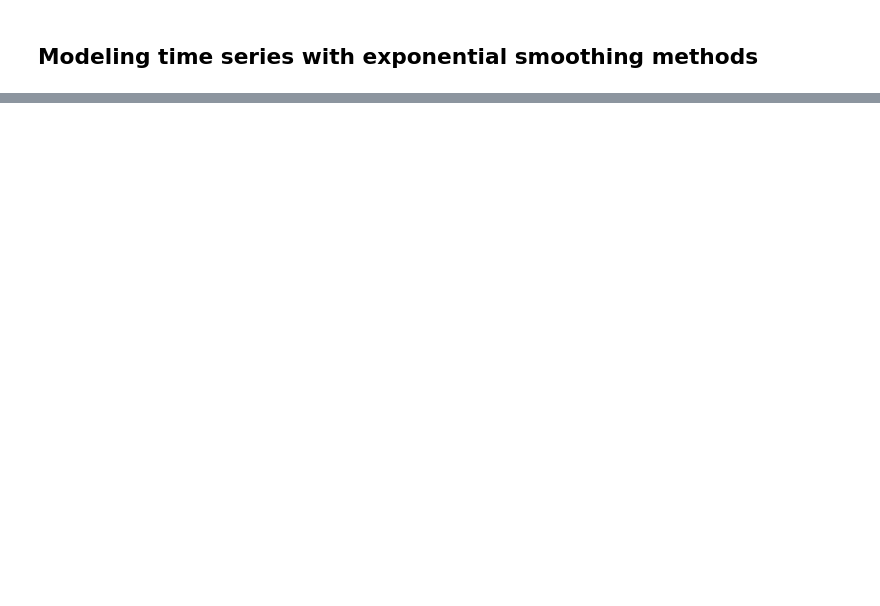
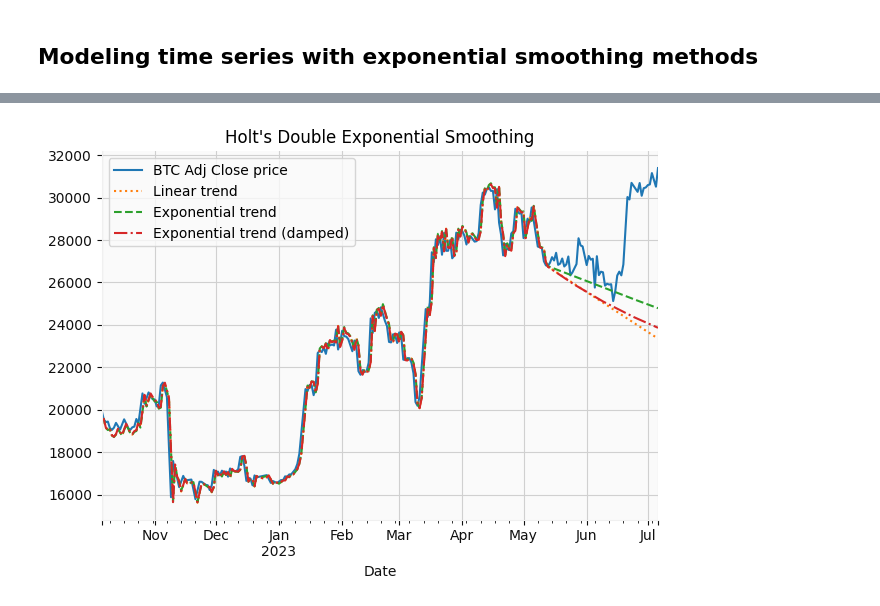
Before and after one commit to AmirGhnbr/statistical_time_series_analysis, a Jupyter notebook: statistical_time_series_analysis.ipynb, the cells around one changed output, grey strips where cells are left out. Cells and saved outputs as stored; diff of their text form; code cells hidden in the pictures; blank space fills up the shorter version.

```diff
--- a/statistical_time_series_analysis.ipynb
+++ b/statistical_time_series_analysis.ipynb
@@ -277,0 +338,14 @@ from statsmodels.tsa.holtwinters import (ExponentialSmoothing,
+# %%
+# Holt's model with linear trend
+hs_1 = Holt(df_train).fit()
+hs_forecast_1 = hs_1.forecast(test_len)
+
+# Holt's model with exponential trend
+hs_2 = Holt(df_train, exponential=True).fit()
+# equivalent to ExponentialSmoothing(df_train, trend="mul").fit()
+hs_forecast_2 = hs_2.forecast(test_len)
+
+# Holt's model with exponential trend and damping
+hs_3 = Holt(df_train, exponential=False,
+            damped_trend=True).fit()
+hs_forecast_3 = hs_3.forecast(test_len)
@@ -277,0 +361,21 @@ from statsmodels.tsa.holtwinters import (ExponentialSmoothing,
+# %%
+hs_df = data.copy()
+hs_df["hs_1"] = pd.concat([hs_1.fittedvalues,hs_forecast_1])
+hs_df["hs_2"] = pd.concat([hs_2.fittedvalues,hs_forecast_2])
+hs_df["hs_3"] = pd.concat([hs_3.fittedvalues,hs_forecast_3])
+
+fig, ax = plt.subplots()
+hs_df[['Adj Close','hs_1','hs_2','hs_3']].plot(style=["-",":","--", "-."], ax=ax,
+                    title="Holt's Double Exponential Smoothing")
+labels = [
+    "BTC Adj Close price",
+    "Linear trend",
+    "Exponential trend",
+    "Exponential trend (damped)",
+]
+ax.legend(labels)
+
+sns.despine()
+plt.tight_layout()
+# %% [output]
+[figure, added]
```
Also changed, not shown: parts of 25 cells of this notebook.
